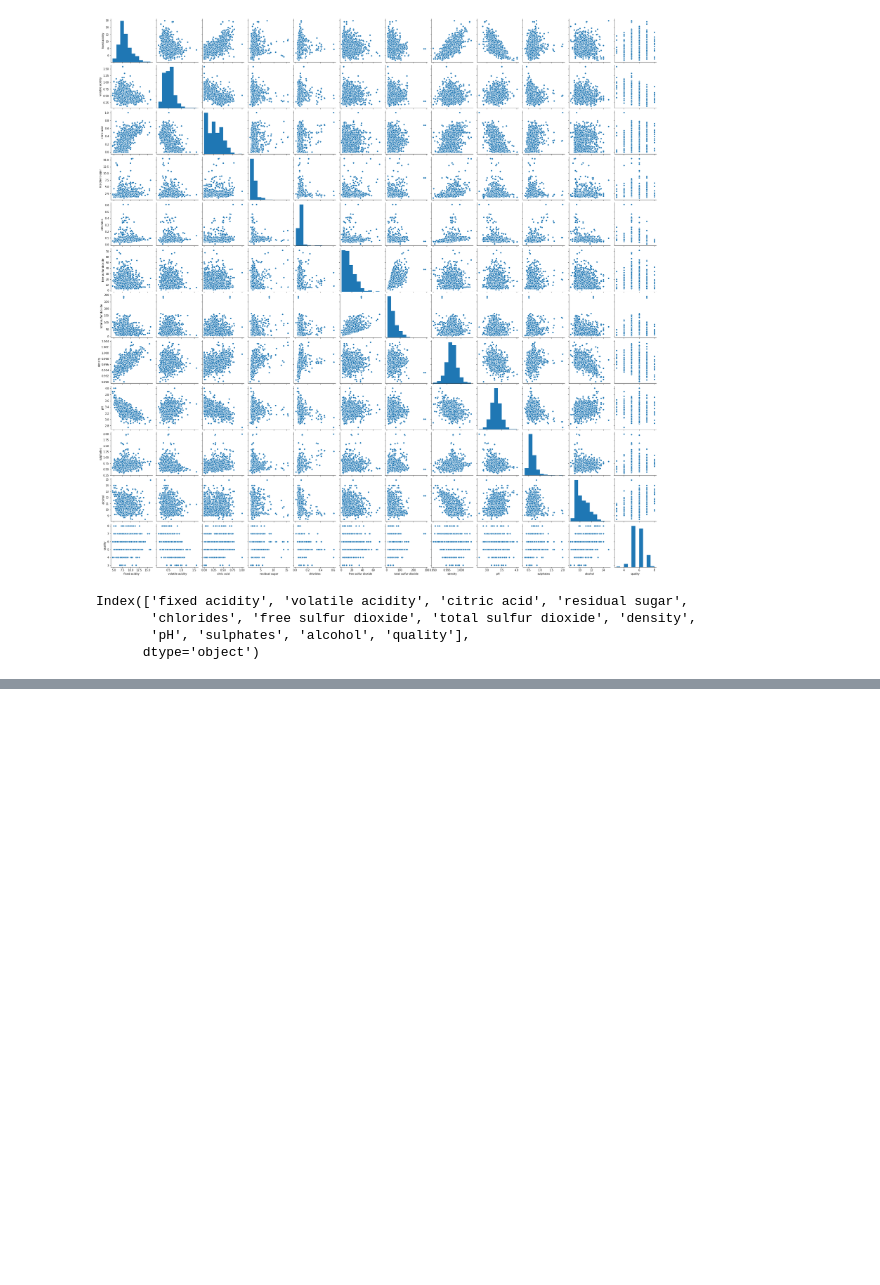
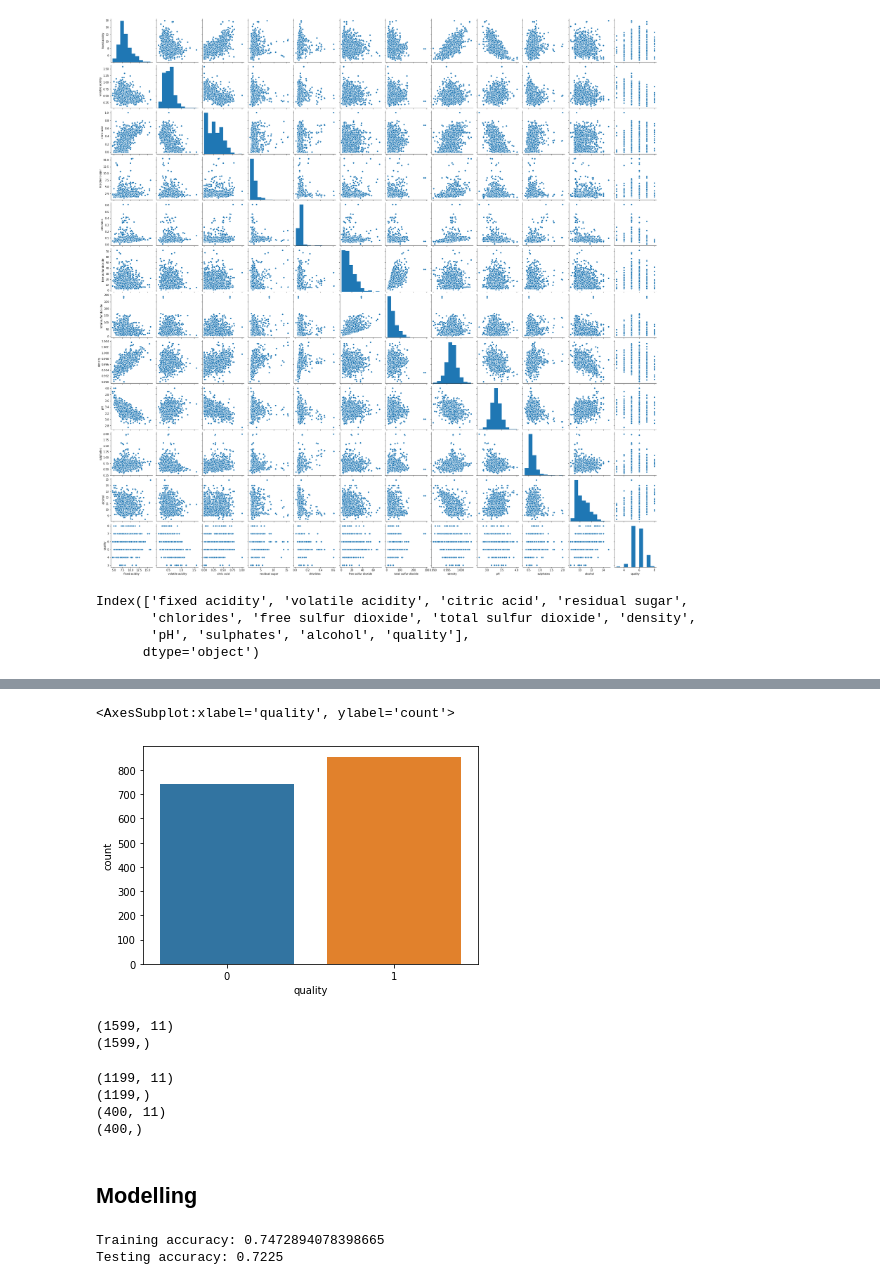
Before and after one commit to buriihenry/Machine-Learning-2, a Jupyter notebook: Wine Quality Project/Wine_Quality.ipynb, the cells around one changed output, grey strips where cells are left out. Saved outputs shown, nothing was run; the diff lists cells and outputs as text; code cells hidden in the pictures; blank space fills up the shorter version.

Commit message:
Added wine quality project

```diff
--- a/Wine Quality Project/Wine_Quality.ipynb
+++ b/Wine Quality Project/Wine_Quality.ipynb
@@ -187,0 +196,8 @@ Index(['fixed acidity', 'volatile acidity', 'citric acid', 'residual sugar',
+# %%
+# converting the response variables(3-7) as binary response variables that is either good or bad
+
+#names = ['bad', 'good']
+#bins = (2, 6.5, 8)f
+
+#data['quality'] = pd.cut(data['quality'], bins = bins, labels = names)
+data['quality']=data['quality'].map({3:'bad', 4:'bad',5:'bad',6:'good',7:'good',8:'good'})
@@ -187,0 +210,7 @@ Index(['fixed acidity', 'volatile acidity', 'citric acid', 'residual sugar',
+# %%
+from sklearn.preprocessing import LabelEncoder
+le=LabelEncoder()
+
+data['quality'] = le.fit_transform(data['quality'])
+
+data['quality'].value_counts
@@ -187,0 +230,32 @@ Index(['fixed acidity', 'volatile acidity', 'citric acid', 'residual sugar',
+# %%
+sns.countplot(data['quality'])
+# %% [output]
+<AxesSubplot:xlabel='quality', ylabel='count'>
+[figure, added]
+# %%
+#splitting data
+x=data.iloc[:,:11]
+y=data.iloc[:,11]
+
+print(x.shape)
+print(y.shape)
+# %% [output]
+(1599, 11)
+(1599,)
+# %%
+#dividing the dataset into training and testing set
+
+from sklearn.model_selection import train_test_split
+
+x_train,x_test,y_train,y_test=train_test_split(x, y, test_size=0.25, random_state=44)
+
+#determine the shapes of training and testing sets
+print(x_train.shape)
+print(y_train.shape)
+print(x_test.shape)
+print(y_test.shape)
+# %% [output]
+(1199, 11)
+(1199,)
+(400, 11)
+(400,)
@@ -187,0 +270,21 @@ Index(['fixed acidity', 'volatile acidity', 'citric acid', 'residual sugar',
+# %% [markdown]
+## Modelling
+# %%
+#logistic Regression
+
+from sklearn.linear_model import LogisticRegression
+from sklearn.metrics import classification_report, confusion_matrix
+from sklearn.model_selection import GridSearchCV, cross_val_score
+
+#creating the model
+model=LogisticRegression()
+#feeding the training set into the model
+model.fit(x_train,y_train)
+#predicting the results for the test set
+y_pred=model.predict(x_test)
+
+print("Training accuracy:", model.score(x_train, y_train))
+print("Testing accuracy:", model.score(x_test,y_test))
+# %% [output]
+Training accuracy: 0.7472894078398665
+Testing accuracy: 0.7225
```
Also changed, not shown: parts of 12 cells of this notebook.
